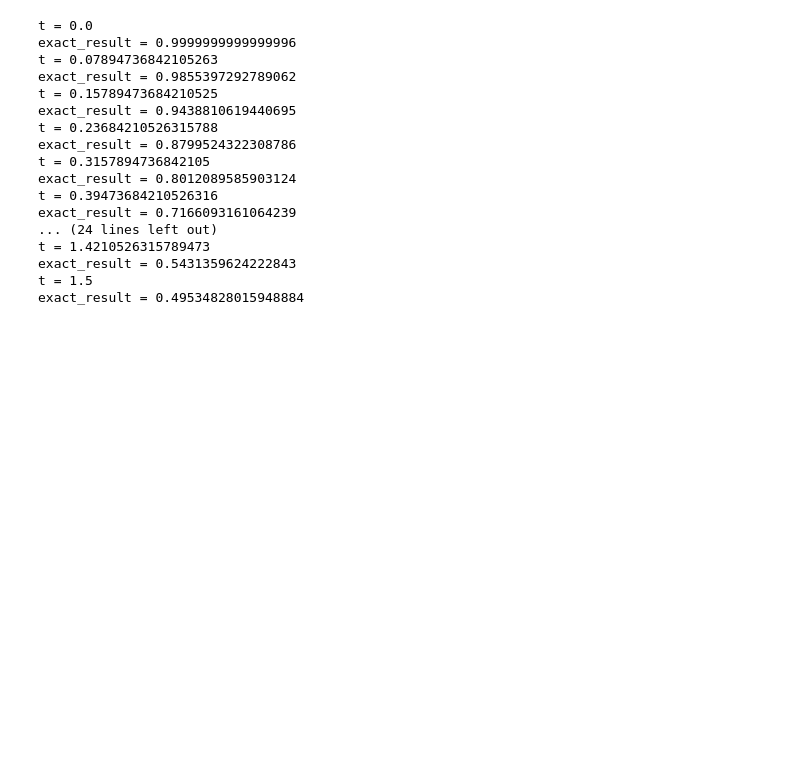
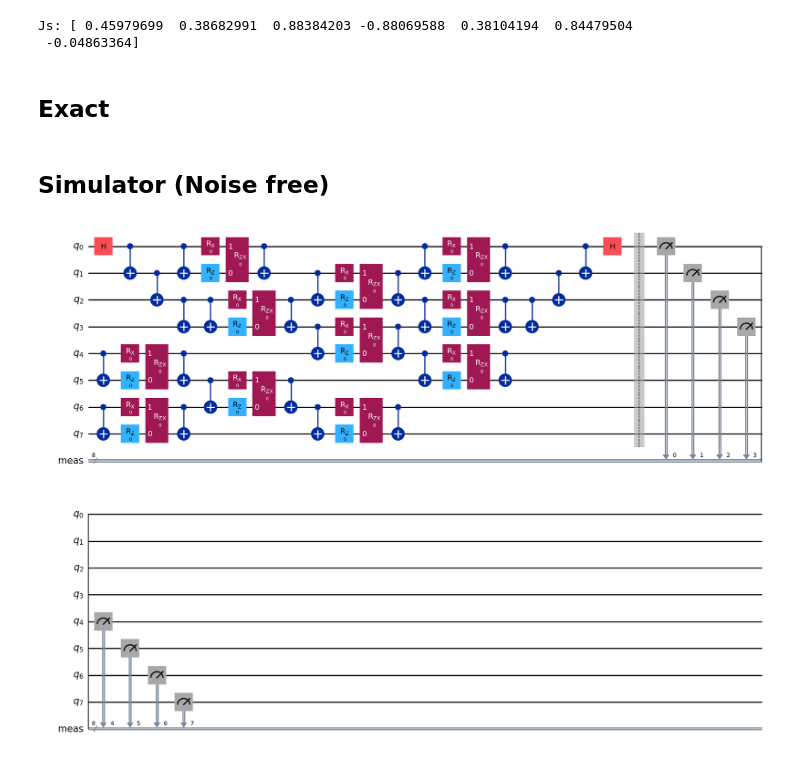
Before and after one commit to YutoMorohoshi/fourier_learning_ibm, a Jupyter notebook: test_heisenberg.ipynb, the cells around one changed output. Saved outputs shown, nothing was run; the diff lists cells and outputs as text; code cells hidden in the pictures; blank space fills up the shorter version.

```diff
--- a/test_heisenberg.ipynb
+++ b/test_heisenberg.ipynb
@@ -42,30 +58,37 @@ Using backend: AerSimulator('aer_simulator')
+# %%
+print(f"Js: {Js}")
+# %% [output]
+Js: [ 0.45979699  0.38682991  0.88384203 -0.88069588  0.38104194  0.84479504
+ -0.04863364]
+# %% [markdown]
+## Exact
 # %%
-for Js in Js_list:
-    heisenberg = HeisenbergModel(backend, n_qubits, Js)
-    exact_results = []
+probs_exact = []
+heisenberg = HeisenbergModel(n_qubits, Js)
 
-    for t in times:
-        n_steps = get_n_steps(t)
-        exact_result = heisenberg.exact_simulation(t, phase=0)
-        print(f"t = {t}")
-        print(f"exact_result = {exact_result}")
-
-        exact_results.append(exact_result)
+for t in times:
+    n_steps = get_n_steps(t)
+    prob_exact = heisenberg.exact_simulation(t, phase=0)
+    probs_exact.append(prob_exact)
-# %% [output]
-t = 0.0
-exact_result = 0.9999999999999996
-t = 0.07894736842105263
-exact_result = 0.9855397292789062
-t = 0.15789473684210525
-exact_result = 0.9438810619440695
-t = 0.23684210526315788
-exact_result = 0.8799524322308786
-t = 0.3157894736842105
-exact_result = 0.8012089585903124
-t = 0.39473684210526316
-exact_result = 0.7166093161064239
-... (24 lines left out)
-t = 1.4210526315789473
-exact_result = 0.5431359624222843
-t = 1.5
-exact_result = 0.49534828015948884
+# %% [markdown]
+## Simulator (Noise free)
+# %%
+heisenberg_sim = HeisenbergModel(n_qubits, Js, backend_sim)
+circuits = []
+isa_circuits = []
+
+for t in times:
+    n_steps = get_n_steps(t)
+
+    # For debug, we can get the circuit and ISA circuit from the simulator
+    circuit, isa_circuit = heisenberg_sim.get_trotter_simulation_pub(
+        t, n_steps, phase=0
+    )
+    # pass_managers.append(pm)
+    circuits.append(circuit)
+    isa_circuits.append(isa_circuit)
+
+# Visualize original circuit
+circuits[0].draw("mpl")
+# %% [output]
+[figure, added]
```
Also changed, not shown: parts of 19 cells of this notebook, 33 other files.
